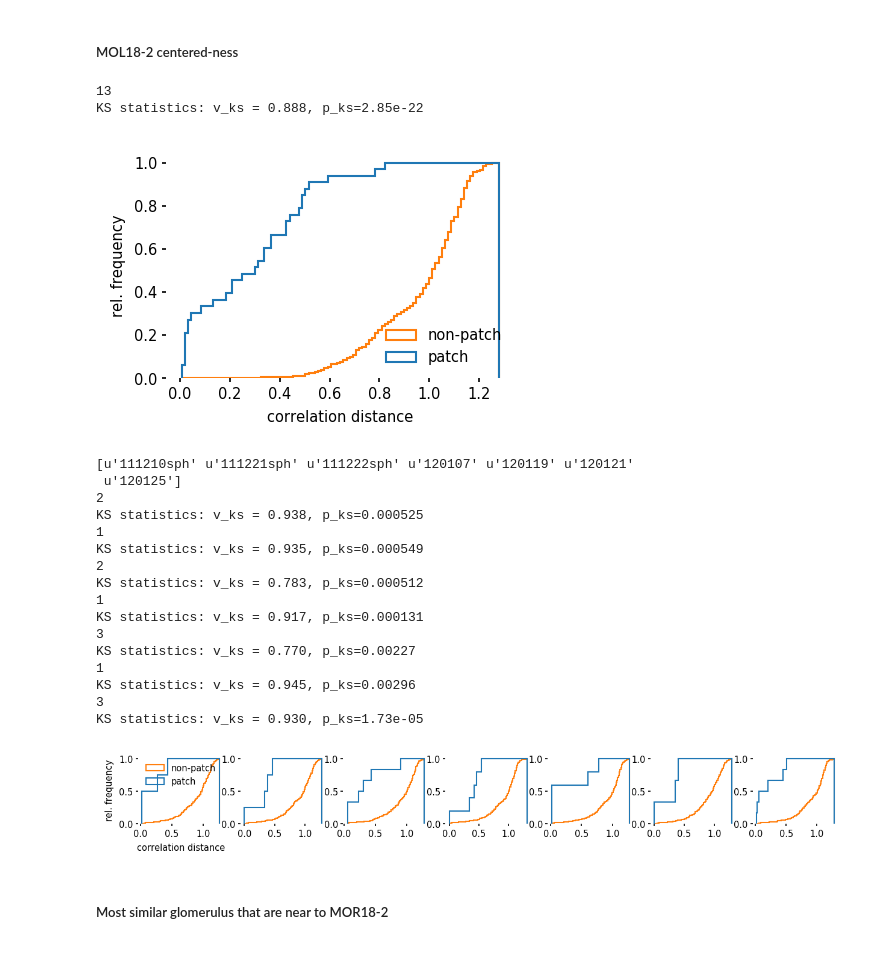
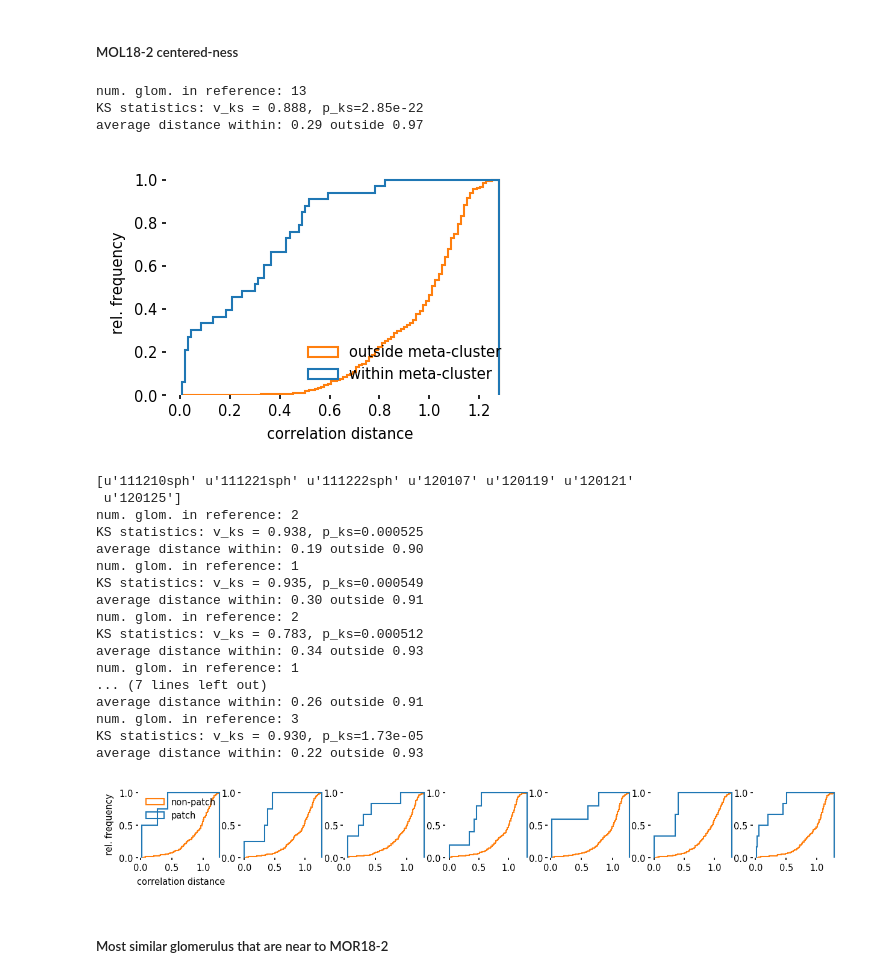
Before and after one commit to Huitzilo/glomcentric_code, a Jupyter notebook: MOB_Fig_tunotopy.ipynb, the cells around one changed output. Drawn from its saved outputs; the diff is of its cells as text; code cells hidden in the pictures.

```diff
--- a/MOB_Fig_tunotopy.ipynb
+++ b/MOB_Fig_tunotopy.ipynb
@@ -763,13 +766,13 @@ def extra_intra_dist(ts, link, clusters, metric='correlation', animal=None):
 patch_cluster = [200, 292, 257, 228, 264]
 extra_dist, intra_dist = extra_intra_dist(ts_normed, link, patch_cluster)
 f = plt.figure(figsize=(3,2))
-plt.hist([intra_dist, extra_dist], bins=100, normed=True, cumulative=True, histtype='step', label=['patch', 'non-patch'])
+plt.hist([intra_dist, extra_dist], bins=100, normed=True, cumulative=True, histtype='step', label=['within patch', ' outside patch'])
 plt.legend(loc='upper left', frameon=False)
 ax = plt.gca()
 ax.set_xlabel("correlation distance")
 ax.set_ylabel("rel. frequency")
 ax.set_frame_on(False)
-v_ks, p_ks = scipy.stats.ks_2samp(extra_dist, intra_dist)
+v_ks, p_ks = scipy.stats.ks_2samp(intra_dist, extra_dist)
 print("KS statistics: v_ks = {:.3f}, p_ks={:.3g}".format(v_ks, p_ks))
 # %% [output]
 KS statistics: v_ks = 0.600, p_ks=1.72e-243
@@ -791,7 +794,7 @@ for i, a in enumerate(animals):
         ax.set_xlabel("correlation distance")
         ax.set_ylabel("rel. frequency")
     ax.set_frame_on(False)
-    v_ks, p_ks = scipy.stats.ks_2samp(extra_dist, intra_dist)
+    v_ks, p_ks = scipy.stats.ks_2samp(intra_dist, extra_dist)
     print("KS statistics: v_ks = {:.3f}, p_ks={:.3g}".format(v_ks, p_ks))
 # %% [output]
 [u'111210sph' u'111221sph' u'111222sph' u'120107' u'120119' u'120121'
@@ -869,20 +872,22 @@ def extra_intra_referencedist(ts, link, clusters, reference_cluster, metric='cor
 # %%
 MOR182_cluster = 200
 patch_clusters = [292, 257, 228, 264]
 extra_dist, intra_dist = extra_intra_referencedist(ts_normed, link, patch_clusters, MOR182_cluster)
 f = plt.figure(figsize=(3,2))
-plt.hist([intra_dist, extra_dist], bins=100, normed=True, cumulative=True, histtype='step', label=['patch', 'non-patch'])
+plt.hist([intra_dist, extra_dist], bins=100, normed=True, cumulative=True, histtype='step', label=['within meta-cluster', 'outside meta-cluster'])
 plt.legend(loc='lower right', frameon=False)
 ax = plt.gca()
 ax.set_xlabel("correlation distance")
 ax.set_ylabel("rel. frequency")
 ax.set_frame_on(False)
-v_ks, p_ks = scipy.stats.ks_2samp(extra_dist, intra_dist)
+v_ks, p_ks = scipy.stats.ks_2samp(intra_dist, extra_dist)
 print("KS statistics: v_ks = {:.3f}, p_ks={:.3g}".format(v_ks, p_ks))
+print("average distance within: {:.2f} outside {:.2f}".format(np.mean(intra_dist), np.mean(extra_dist)))
 # %% [output]
-13
+num. glom. in reference: 13
 KS statistics: v_ks = 0.888, p_ks=2.85e-22
+average distance within: 0.29 outside 0.97
-[figure, old version]
+[figure, new version]
 # %%
 animals = unique([lo.split('_')[0] for lo in ts_normed.label_objects])
 print(animals)
@@ -899,25 +904,27 @@ for i,a in enumerate(animals):
         ax.set_xlabel("correlation distance")
         ax.set_ylabel("rel. frequency")
     ax.set_frame_on(False)
-    v_ks, p_ks = scipy.stats.ks_2samp(extra_dist, intra_dist)
+    v_ks, p_ks = scipy.stats.ks_2samp(intra_dist, extra_dist)
     print("KS statistics: v_ks = {:.3f}, p_ks={:.3g}".format(v_ks, p_ks))
+    print("average distance within: {:.2f} outside {:.2f}".format(np.mean(intra_dist), np.mean(extra_dist)))
 # %% [output]
 [u'111210sph' u'111221sph' u'111222sph' u'120107' u'120119' u'120121'
  u'120125']
-2
+num. glom. in reference: 2
 KS statistics: v_ks = 0.938, p_ks=0.000525
-1
+average distance within: 0.19 outside 0.90
+num. glom. in reference: 1
 KS statistics: v_ks = 0.935, p_ks=0.000549
-2
+average distance within: 0.30 outside 0.91
+num. glom. in reference: 2
 KS statistics: v_ks = 0.783, p_ks=0.000512
-1
-KS statistics: v_ks = 0.917, p_ks=0.000131
-3
-KS statistics: v_ks = 0.770, p_ks=0.00227
-1
-KS statistics: v_ks = 0.945, p_ks=0.00296
-3
+average distance within: 0.34 outside 0.93
+num. glom. in reference: 1
+... (7 lines left out)
+average distance within: 0.26 outside 0.91
+num. glom. in reference: 3
 KS statistics: v_ks = 0.930, p_ks=1.73e-05
+average distance within: 0.22 outside 0.93
 [figure]
 # %% [markdown]
 ##### Most similar glomerulus  that are near to MOR18-2
```
Also changed, not shown: parts of 7 cells of this notebook.
